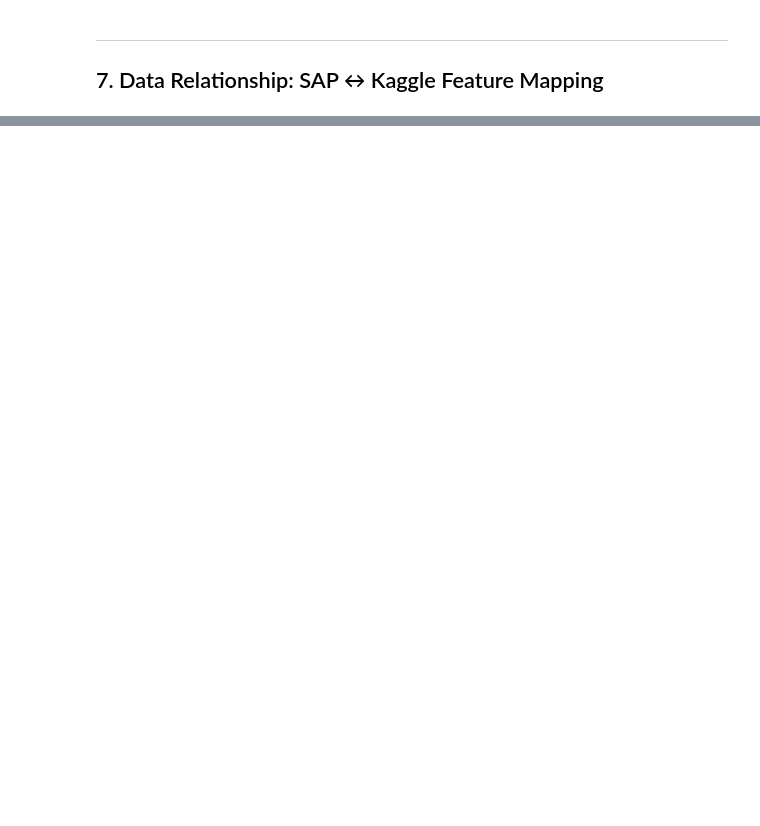
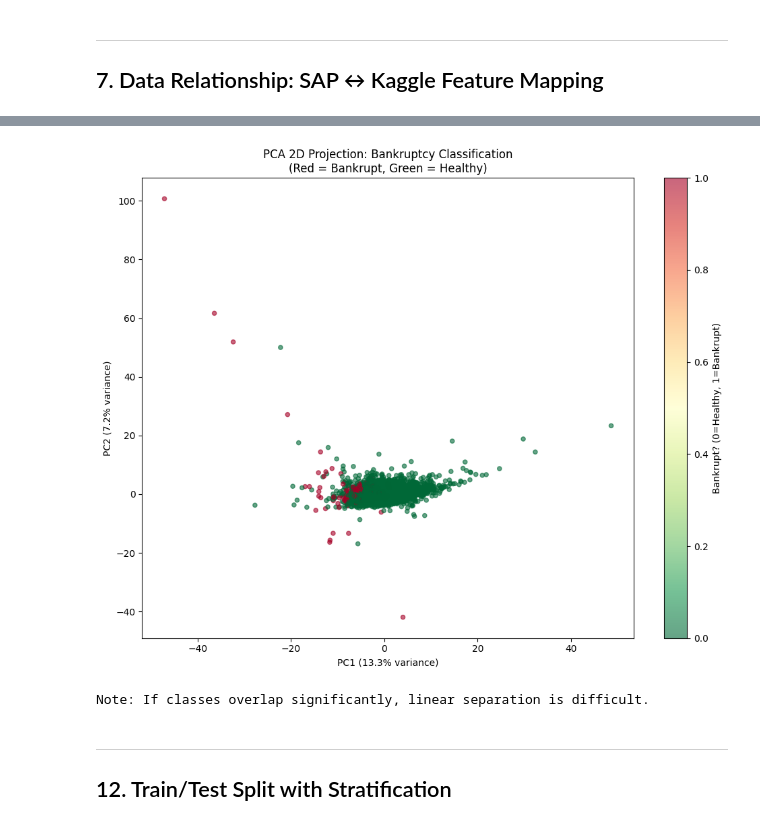
Before and after one commit to O-2wice/DS_Lab_Project, a Jupyter notebook: notebooks/01_EDA_and_Preprocessing.ipynb, the cells around one changed output, grey strips where cells are left out. Cells and saved outputs as stored; diff of their text form; code cells hidden in the pictures; blank space fills up the shorter version.

```diff
--- a/notebooks/01_EDA_and_Preprocessing.ipynb
+++ b/notebooks/01_EDA_and_Preprocessing.ipynb
@@ -229,0 +566,22 @@ feature_mapping
+# %%
+# 2D PCA visualization - see if classes are separable
+pca_2d = PCA(n_components=2)
+X_pca_2d = pca_2d.fit_transform(X_scaled)
+
+plt.figure(figsize=(10, 8))
+scatter = plt.scatter(X_pca_2d[:, 0], X_pca_2d[:, 1],
+                      c=y, cmap='RdYlGn_r', alpha=0.6, s=20)
+plt.colorbar(scatter, label='Bankrupt? (0=Healthy, 1=Bankrupt)')
+plt.xlabel(f'PC1 ({pca_2d.explained_variance_ratio_[0]:.1%} variance)')
+plt.ylabel(f'PC2 ({pca_2d.explained_variance_ratio_[1]:.1%} variance)')
+plt.title('PCA 2D Projection: Bankruptcy Classification\n(Red = Bankrupt, Green = Healthy)')
+plt.tight_layout()
+plt.show()
+
+print("Note: If classes overlap significantly, linear separation is difficult.")
+# %% [output]
+[figure, added]
+Note: If classes overlap significantly, linear separation is difficult.
+# %% [markdown]
+---
+## 12. Train/Test Split with Stratification
```
Also changed, not shown: parts of 39 cells of this notebook, 8 other files.
